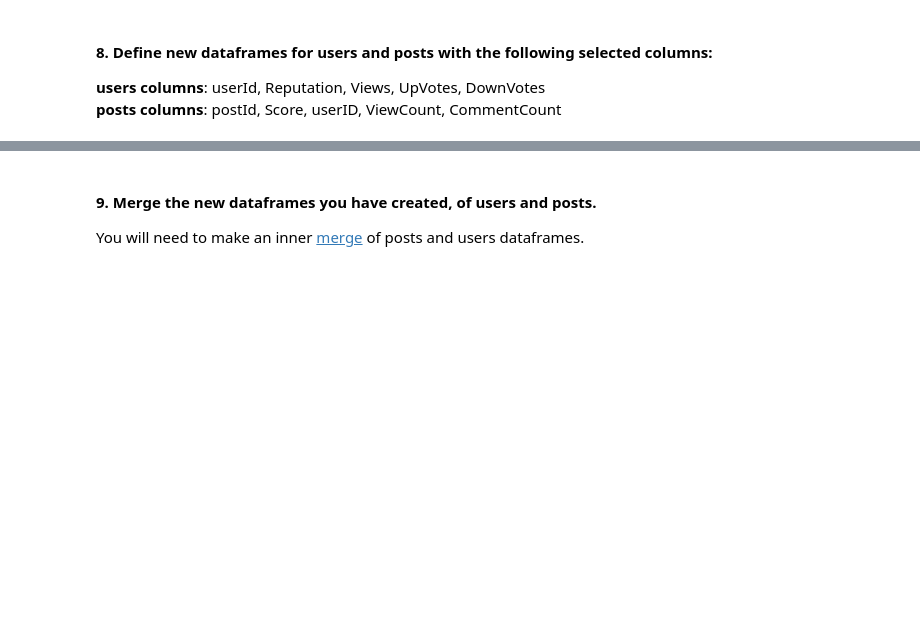
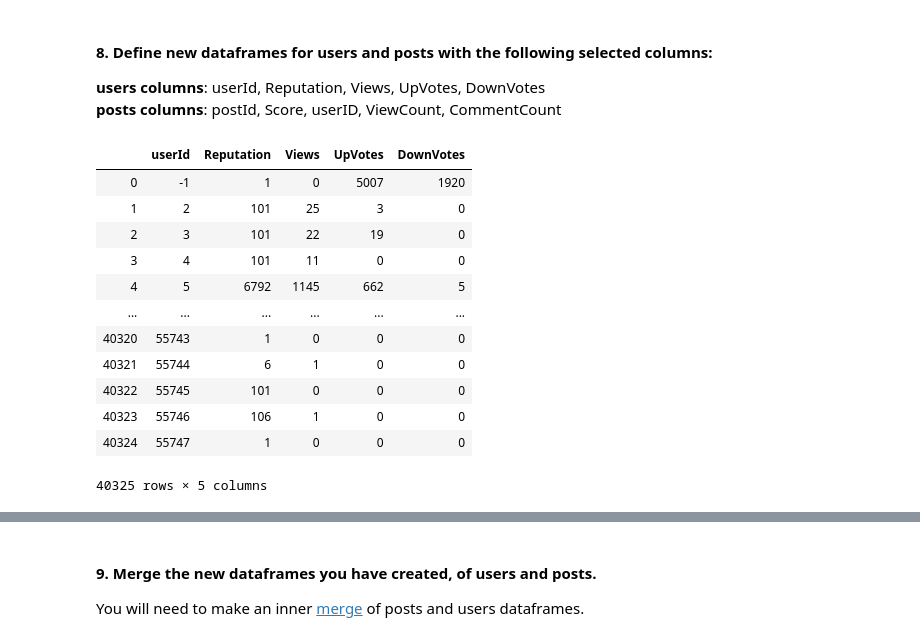
Before and after one commit to ironhack-datalabs/dataV2-labs, a Jupyter notebook: module-1/Data-Cleaning/your-code/main.ipynb, the cells around one changed output, grey strips where cells are left out. Saved outputs shown, nothing was run; the diff lists cells and outputs as text; code cells hidden in the pictures; blank space fills up the shorter version.

```diff
--- a/module-1/Data-Cleaning/your-code/main.ipynb
+++ b/module-1/Data-Cleaning/your-code/main.ipynb
@@ -7,4 +12,10 @@
 # %% [markdown]
 #### 3. Create a mysql engine to set the connection to the server. Check the connection details in [this link](https://relational.fit.cvut.cz/dataset/Stats).
+# %%
+from sqlalchemy import create_engine
+engine = create_engine('mysql+pymysql://guest:relational@relational.fit.cvut.cz/stats')
 # %% [markdown]
 #### 4. Import the users table.
+# %%
+data_users = pd.read_sql_query('SELECT * FROM stats.users', engine)
+data_users.head()
@@ -11,2 +29,5 @@
 # %% [markdown]
 #### 5. Rename Id column to userId.
+# %%
+data_users = data_users.rename(columns={"Id": "userId"})
+data_users.head()
@@ -18,3 +69,21 @@
 #### 8. Define new dataframes for users and posts with the following selected columns:
 **users columns**: userId, Reputation, Views, UpVotes, DownVotes
 **posts columns**: postId, Score, userID, ViewCount, CommentCount
+# %%
+column_names =['userId', 'Reputation', 'Views', 'UpVotes', 'DownVotes']
+users_selected = data_users[column_names]
+users_selected
+# %% [output]
+|  | userId | Reputation | Views | UpVotes | DownVotes |
+| 0 | -1 | 1 | 0 | 5007 | 1920 |
+| 1 | 2 | 101 | 25 | 3 | 0 |
+| 2 | 3 | 101 | 22 | 19 | 0 |
+| 3 | 4 | 101 | 11 | 0 | 0 |
+| 4 | 5 | 6792 | 1145 | 662 | 5 |
+| ... | ... | ... | ... | ... | ... |
+| 40320 | 55743 | 1 | 0 | 0 | 0 |
+| 40321 | 55744 | 6 | 1 | 0 | 0 |
+| 40322 | 55745 | 101 | 0 | 0 | 0 |
+| 40323 | 55746 | 106 | 1 | 0 | 0 |
+| 40324 | 55747 | 1 | 0 | 0 | 0 |
+40325 rows × 5 columns
```
Also changed, not shown: parts of 13 cells of this notebook.
